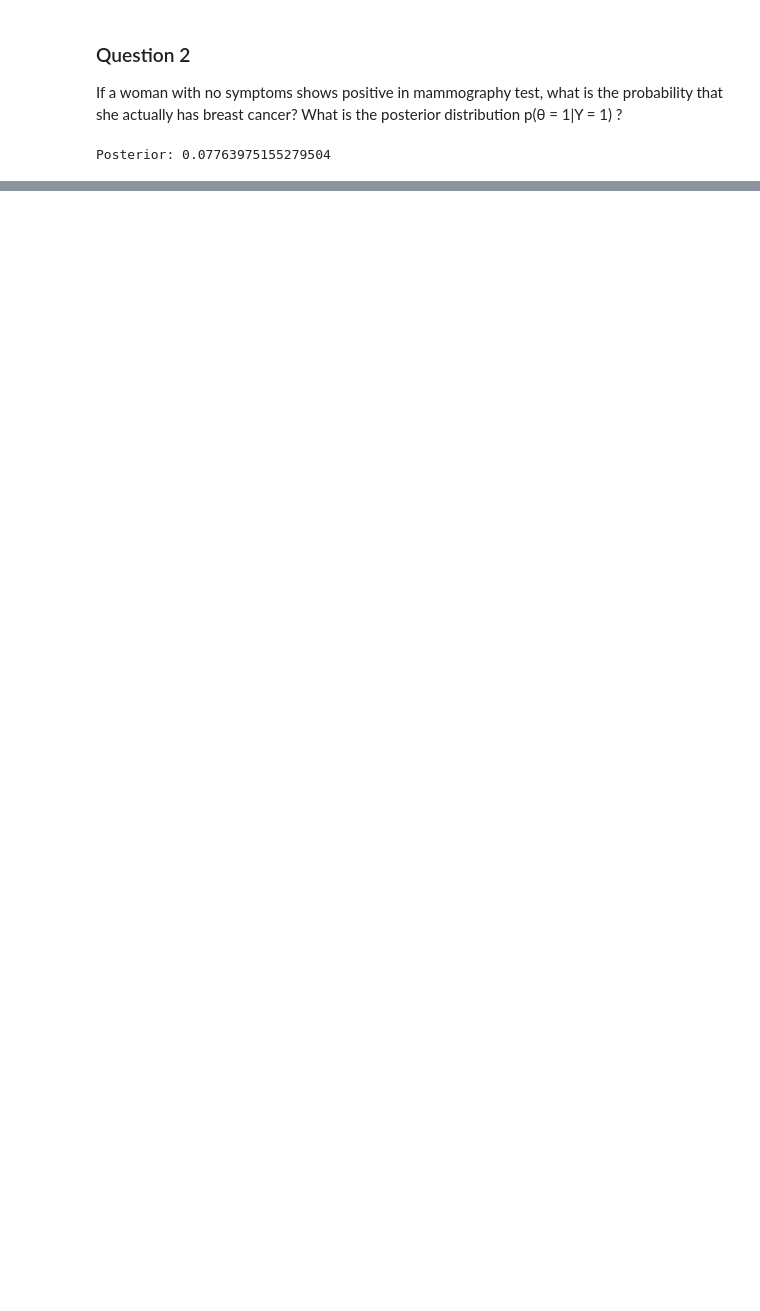
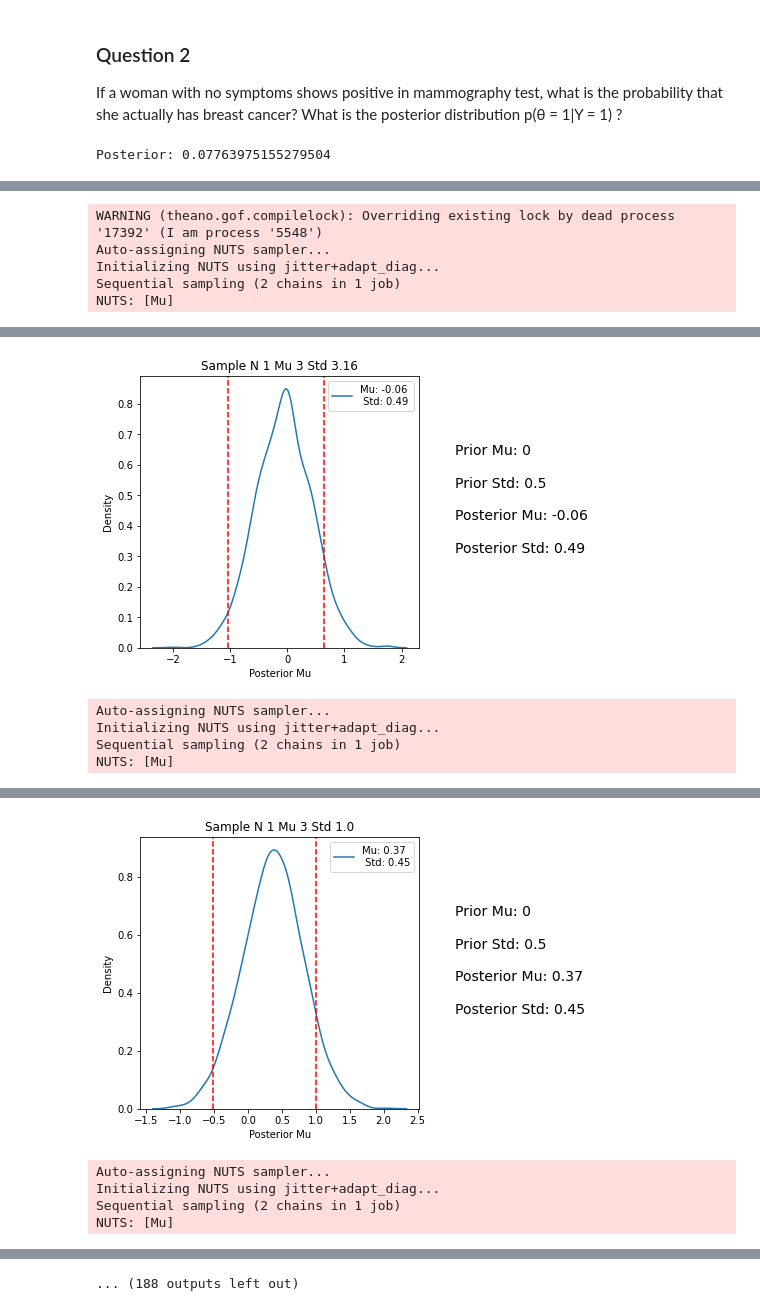
Before and after one commit to vb690/modules_comp_neuro_2021, a Jupyter notebook: advanced_quantitative_methods/units/3_bayesian_inference/unit_3_lab_assignement.ipynb, the cells around one changed output, grey strips where cells are left out. Drawn from its saved outputs; the diff is of its cells as text; code cells hidden in the pictures; blank space fills up the shorter version.

```diff
--- a/advanced_quantitative_methods/units/3_bayesian_inference/unit_3_lab_assignement.ipynb
+++ b/advanced_quantitative_methods/units/3_bayesian_inference/unit_3_lab_assignement.ipynb
@@ -103,0 +308,7 @@ Posterior: 0.07763975155279504
+# %%
+bic = compute_BIC(n=18, eta_sq=0.07, k1=2, k0=1)
+bf01, posterior = compute_BF01(bic)
+print(f'BIC: {bic}')
+print(f'BF01: {bf01}')
+print(f'p(H0|D): {posterior}')
+print(f'p(H1|D): {1 - posterior}')
@@ -103,0 +330,31 @@ Posterior: 0.07763975155279504
+# %%
+sample_sizes = [1, 2, 4, 8, 16, 32]
+prior_sigmas = [1/4, 1, 1/16]
+pop_sigmas = [10, 1, 1/4, 4]
+# %%
+for sample_size in sample_sizes:
+
+    for prior_sigma in prior_sigmas:
+
+        for pop_sigma in pop_sigmas:
+
+            posterior = compute_posterior_normal(
+                prior_mu=0,
+                prior_sigma=prior_sigma,
+                sample_size=sample_size,
+                pop_sigma=pop_sigma
+            )
+            plot_posterior_normal(
+                posterior=posterior,
+                sample_size=sample_size,
+                pop_mu=3,
+                pop_sigma=pop_sigma,
+                prior_mu=0,
+                prior_sigma=prior_sigma
+            )
+# %% [output]
+WARNING (theano.gof.compilelock): Overriding existing lock by dead process '17392' (I am process '5548')
+Auto-assigning NUTS sampler...
+Initializing NUTS using jitter+adapt_diag...
+Sequential sampling (2 chains in 1 job)
+NUTS: [Mu]
@@ -103,0 +364,5 @@ Posterior: 0.07763975155279504
+[figure, added]
+Auto-assigning NUTS sampler...
+Initializing NUTS using jitter+adapt_diag...
+Sequential sampling (2 chains in 1 job)
+NUTS: [Mu]
@@ -103,0 +372,5 @@ Posterior: 0.07763975155279504
+[figure, added]
+Auto-assigning NUTS sampler...
+Initializing NUTS using jitter+adapt_diag...
+Sequential sampling (2 chains in 1 job)
+NUTS: [Mu]
@@ -103,0 +378 @@ Posterior: 0.07763975155279504
+... (188 outputs left out)
```
Also changed, not shown: parts of 24 cells of this notebook.
